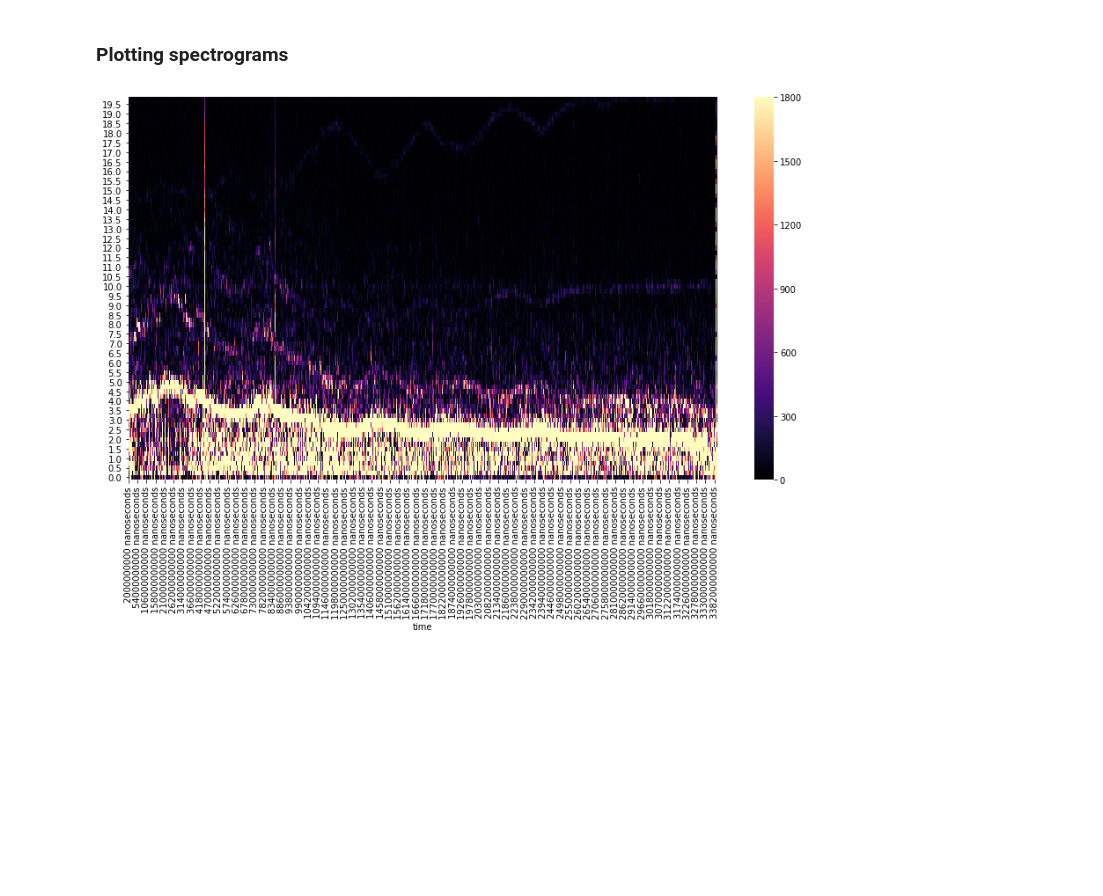
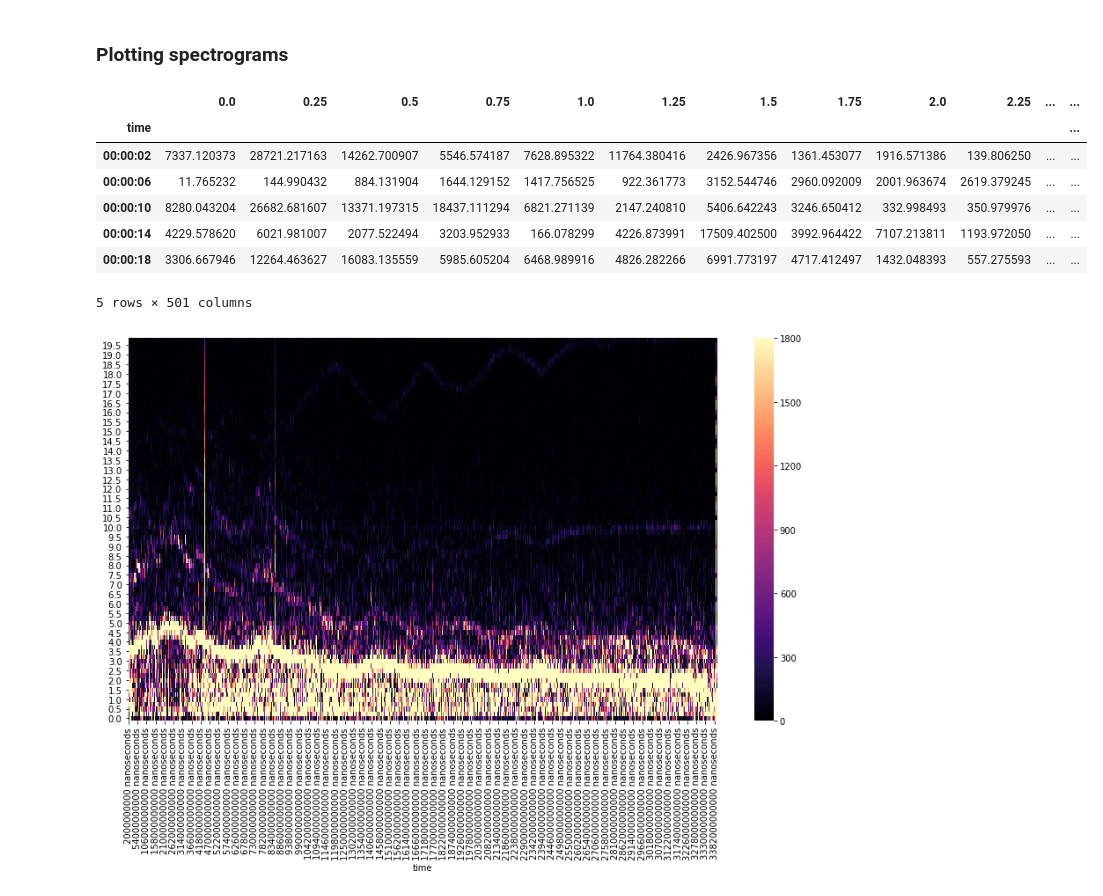
Before and after one commit to Ruairi-osul/ephys, a Jupyter notebook: eeg_preprocess/notebooks/ruairi_spectral.ipynb, the cells around one changed output. Drawn from its saved outputs; the diff is of its cells as text; code cells hidden in the pictures; blank space fills up the shorter version.

```diff
--- a/eeg_preprocess/notebooks/ruairi_spectral.ipynb
+++ b/eeg_preprocess/notebooks/ruairi_spectral.ipynb
@@ -112,6 +110,17 @@ df = pd.DataFrame(data=Sxx,
 df = df.reset_index().rename(columns={'index': 'time'})
 df['time'] = pd.to_timedelta(df['time'], unit='s')
 df.set_index('time', inplace=True)
+# %%
+df.head()
+# %% [output]
+|  | 0.0 | 0.25 | 0.5 | 0.75 | 1.0 | 1.25 | 1.5 | 1.75 | 2.0 | 2.25 | ... | ... |
+| time |  |  |  |  |  |  |  |  |  |  |  | ... |
+| 00:00:02 | 7337.120373 | 28721.217163 | 14262.700907 | 5546.574187 | 7628.895322 | 11764.380416 | 2426.967356 | 1361.453077 | 1916.571386 | 139.806250 | ... | ... |
+| 00:00:06 | 11.765232 | 144.990432 | 884.131904 | 1644.129152 | 1417.756525 | 922.361773 | 3152.544746 | 2960.092009 | 2001.963674 | 2619.379245 | ... | ... |
+| 00:00:10 | 8280.043204 | 26682.681607 | 13371.197315 | 18437.111294 | 6821.271139 | 2147.240810 | 5406.642243 | 3246.650412 | 332.998493 | 350.979976 | ... | ... |
+| 00:00:14 | 4229.578620 | 6021.981007 | 2077.522494 | 3203.952933 | 166.078299 | 4226.873991 | 17509.402500 | 3992.964422 | 7107.213811 | 1193.972050 | ... | ... |
+| 00:00:18 | 3306.667946 | 12264.463627 | 16083.135559 | 5985.605204 | 6468.989916 | 4826.282266 | 6991.773197 | 4717.412497 | 1432.048393 | 557.275593 | ... | ... |
+5 rows × 501 columns
 # %%
 f, a = plt.subplots(figsize=(15,8))
 df_lowf = df.iloc[:, :80]
```
Also changed, not shown: parts of 1 cell of this notebook, 5 other files.
